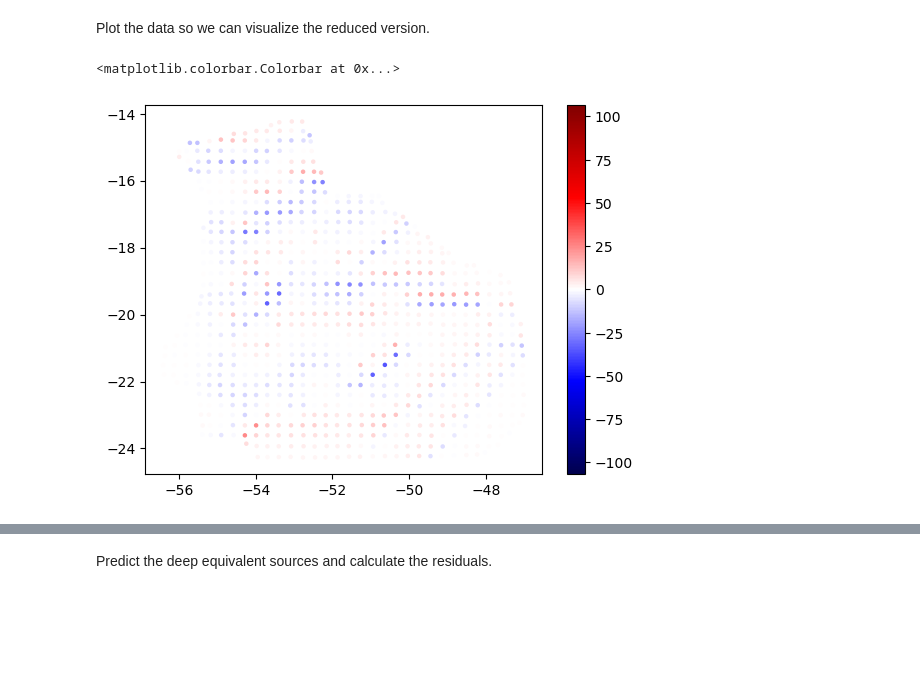
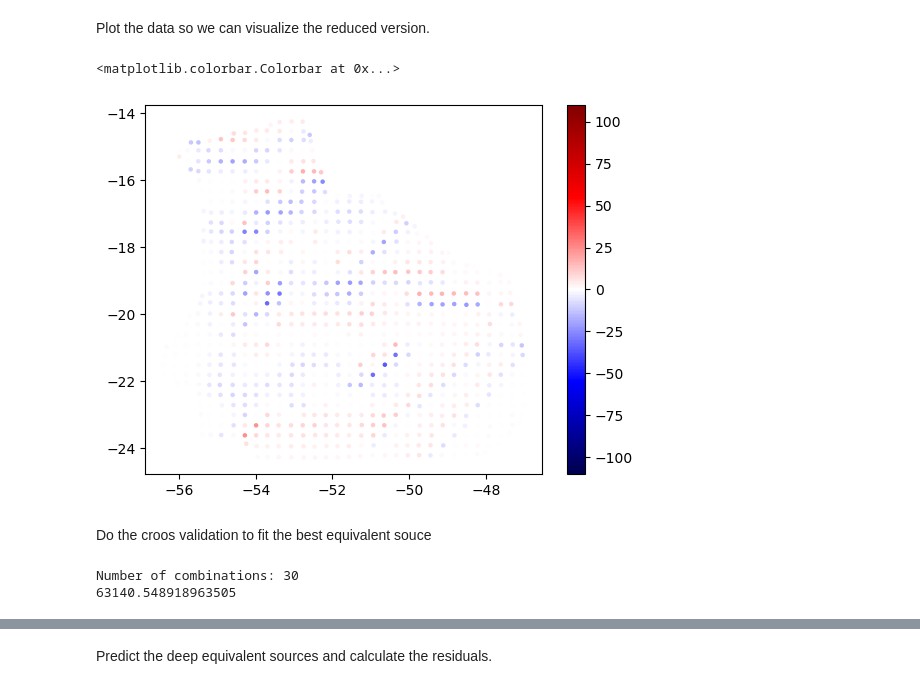
Before and after one commit to compgeolab/eqs-magnetic-spherical, a Jupyter notebook: code/03-dual-layer.ipynb, the cells around one changed output, grey strips where cells are left out. Saved outputs shown, nothing was run; the diff lists cells and outputs as text; code cells hidden in the pictures; blank space fills up the shorter version.

Commit message:
Add the inversion of the B and the cross validation
Remove the old notebook that starts the workflow with the real data

```diff
--- a/code/03-dual-layer.ipynb
+++ b/code/03-dual-layer.ipynb
@@ -47,15 +18,24 @@ df
+# %%
+caminho = "../data/parana-basin-magnetic-processed.csv"
+
+df = pd.read_csv(caminho, sep=',', comment="#")
+df.columns = ['FID','ESTACAO','LINHA','X','Y','LATITUDE','LONGITUDE','DATA','HORA','GPSALT','BARO','MAGBRU','MAGCOM','MAGBASE','MAGCOR','MAGNIV','MAGMIC','MAGIGRF','IGRF','MDT']
+
+# lat = df['LATITUDE']
+# lon = df['LONGITUDE']
+# magigrf = df['MAGIGRF']
 # %% [markdown]
 Reduce the data so we can run faster.
 # %%
-lon = df["long"].values
-lat = df["lat"].values
-height = df["height"].values
+lat = df['LATITUDE']
+lon = df['LONGITUDE']
+height = df["GPSALT"].values
 
 
 reducer = vd.BlockReduce(reduction=np.median, spacing= 0.06)
 
 coordinates, height_new = reducer.filter(
-    (df.long, df.lat), df.height
+    (df.LONGITUDE, df.LATITUDE), df.GPSALT
 )
 lon, lat = coordinates
 
@@ -239,12 +220,12 @@ grided_dd_anomaly = hm.total_field_anomaly(magnetic_field, inclination, declinat
 Use a block reduce method to create our deep equivalent sources.
 # %%
 reducer = vd.BlockReduce(reduction=np.mean, spacing=0.3,  center_coordinates=False, drop_coords=False)
-deep_equivalent_sources, magnetic_anomaly_reduced = reducer.filter(coordinates, magnetic_anomaly)
+blocked_deep_equivalent_sources, magnetic_anomaly_reduced = reducer.filter(coordinates, magnetic_anomaly)
 # %% [markdown]
 Plot the data so we can visualize the reduced version.
 # %%
-plt.scatter(*deep_equivalent_sources[:2], c = magnetic_anomaly_reduced,s = 5, cmap="seismic", vmin=-scale, vmax=scale)
+plt.scatter(*blocked_deep_equivalent_sources[:2], c = magnetic_anomaly_reduced,s = 5, cmap="seismic", vmin=-scale, vmax=scale)
 plt.colorbar()
 # %% [output]
 <matplotlib.colorbar.Colorbar at 0x...>
-[figure, old version]
+[figure, new version]
@@ -250,0 +249,16 @@ plt.colorbar()
+# %% [markdown]
+Do the croos validation to fit the best equivalent souce
+# %%
+dampings = [1e-5,1e-4,1e-3, 1e-2, 1e-1, 1e1, 1e2, 1e3,1e4,1e5]
+spacing = average_haversine_distance_consecutive(blocked_deep_equivalent_sources)
+depths = [spacing*2.5, spacing*4.25, spacing*6]
+parameter_sets = [
+    dict(damping=combo[0], depth=combo[1])
+    for combo in itertools.product(dampings, depths)
+]
+print("Number of combinations:", len(parameter_sets))
+
+print(spacing)
+# %% [output]
+Number of combinations: 30
+63140.548918963505
```
Also changed, not shown: parts of 24 cells of this notebook, 2 other files.
